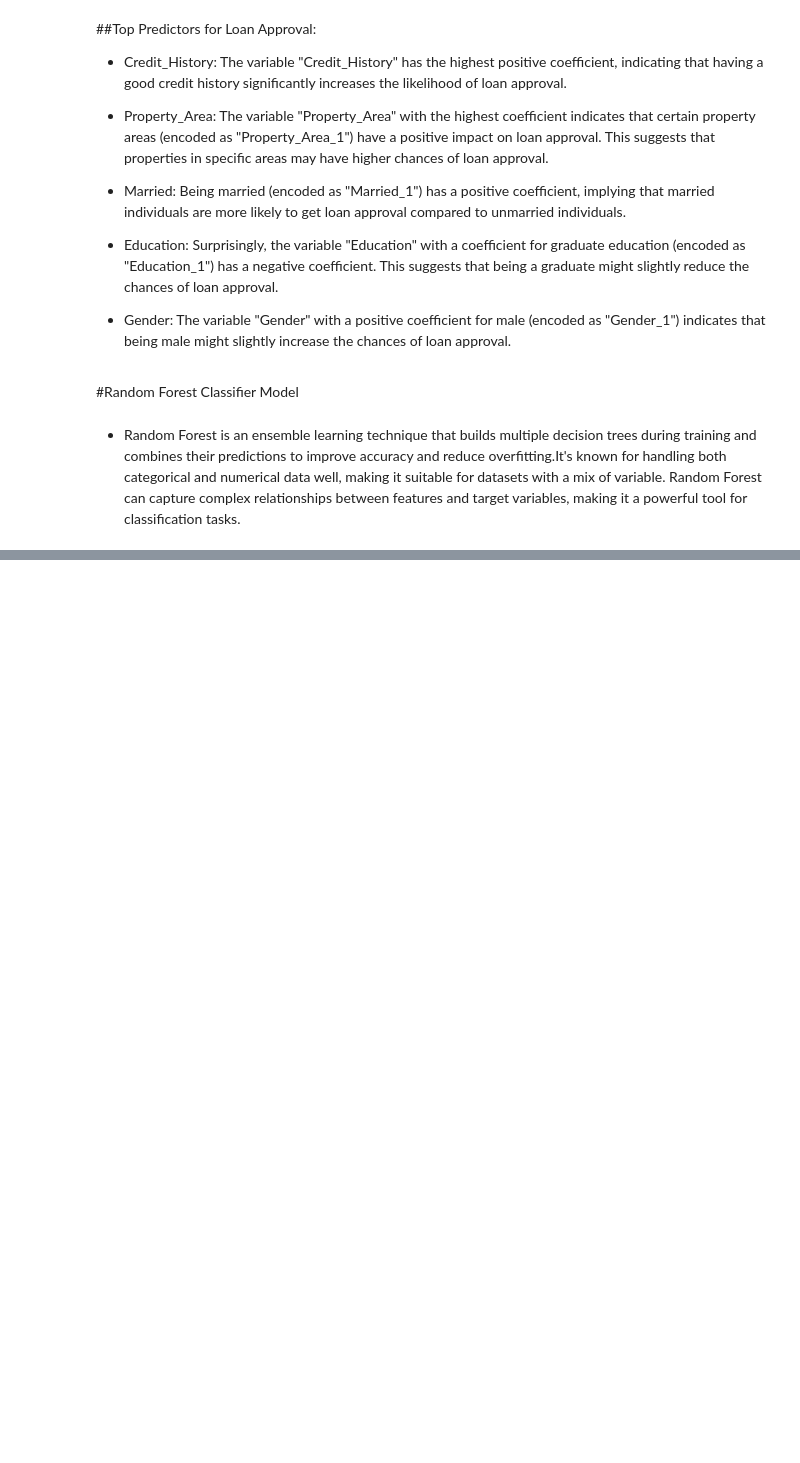
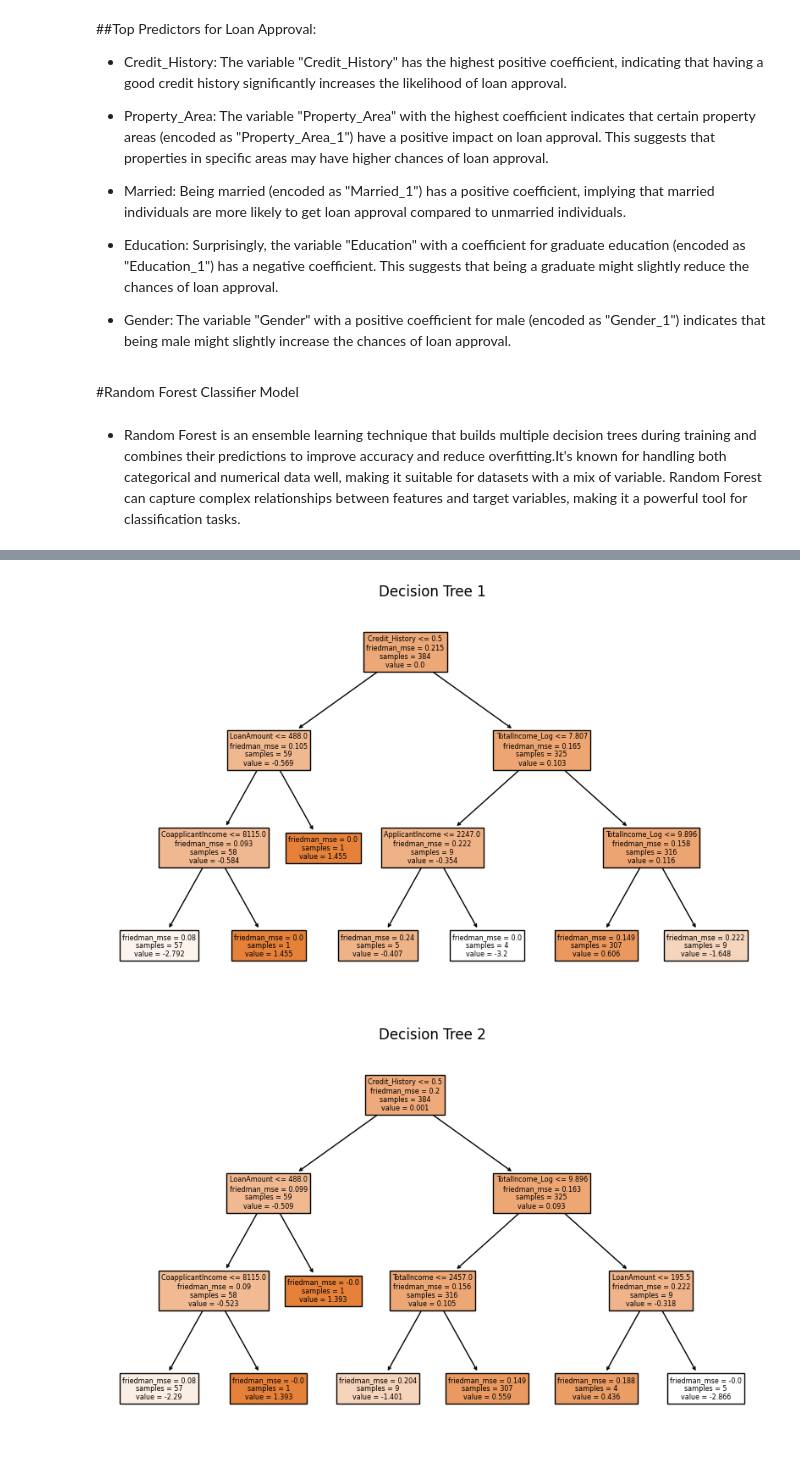
Before and after one commit to paulmachau/Loan-Prediction, a Jupyter notebook: Loan_Eligibility_Predictiond.ipynb, the cells around one changed output, grey strips where cells are left out. Drawn from its saved outputs; the diff is of its cells as text; code cells hidden in the pictures; blank space fills up the shorter version.

```diff
--- a/Loan_Eligibility_Predictiond.ipynb
+++ b/Loan_Eligibility_Predictiond.ipynb
@@ -597,0 +771,16 @@ Random Forest can capture complex relationships between features and target vari
+# %%
+# prompt: plotting Decision trees  from the classification report
+
+# Import necessary libraries
+from sklearn.tree import plot_tree
+import matplotlib.pyplot as plt
+
+# Visualize the first three decision trees in the ensemble
+for i in range(3):
+    plt.figure(figsize=(10, 6))
+    plot_tree(gb_classifier.estimators_[i, 0], feature_names=X_train.columns, filled=True)
+    plt.title(f'Decision Tree {i+1}')
+    plt.show()
+# %% [output]
+[figure, added]
+[figure, added]
```
Also changed, not shown: parts of 10 cells of this notebook.
